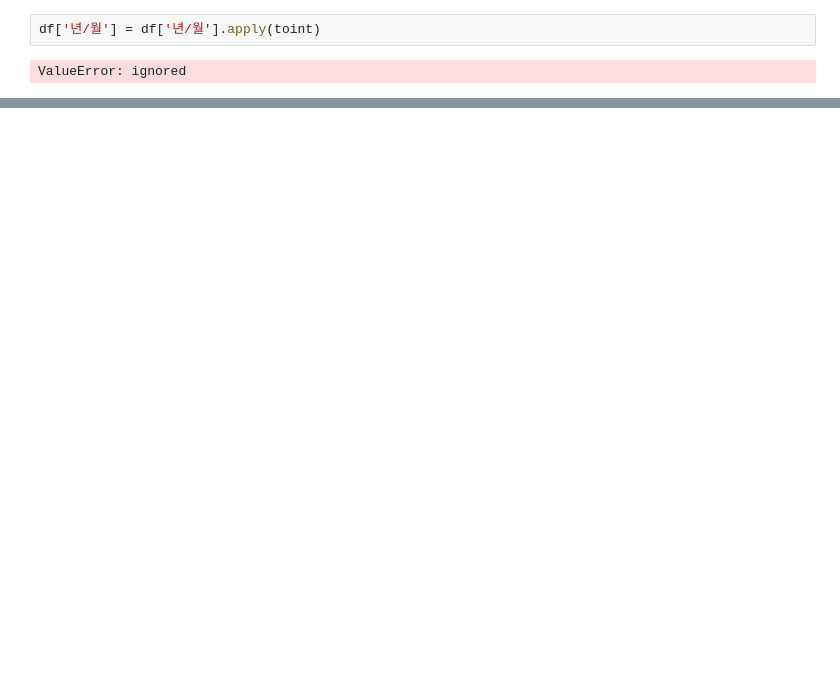
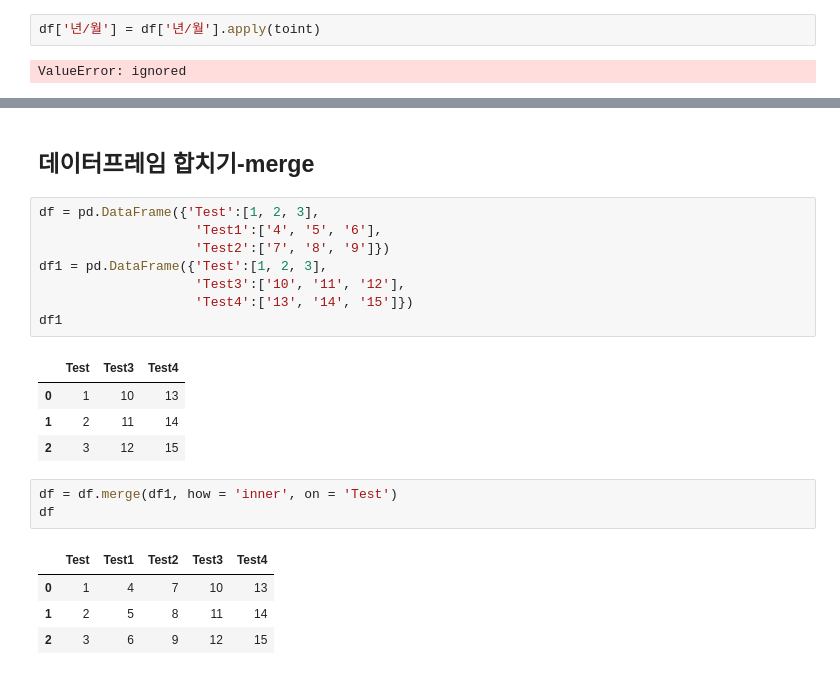
Before and after one commit to swon95/Blog_detail, a Jupyter notebook: Data_Preprocessing_&_EDA.ipynb, the cells around one changed output, grey strips where cells are left out. Cells and saved outputs as stored; diff of their text form; blank space fills up the shorter version.

```diff
--- a/Data_Preprocessing_&_EDA.ipynb
+++ b/Data_Preprocessing_&_EDA.ipynb
@@ -274,0 +385,23 @@ ValueError: ignored
+# %% [markdown]
+## 데이터프레임 합치기-merge
+# %%
+df = pd.DataFrame({'Test':[1, 2, 3],
+                    'Test1':['4', '5', '6'],
+                    'Test2':['7', '8', '9']})
+df1 = pd.DataFrame({'Test':[1, 2, 3],
+                    'Test3':['10', '11', '12'],
+                    'Test4':['13', '14', '15']})
+df1
+# %% [output]
+|  | Test | Test3 | Test4 |
+| 0 | 1 | 10 | 13 |
+| 1 | 2 | 11 | 14 |
+| 2 | 3 | 12 | 15 |
+# %%
+df = df.merge(df1, how = 'inner', on = 'Test')
+df
+# %% [output]
+|  | Test | Test1 | Test2 | Test3 | Test4 |
+| 0 | 1 | 4 | 7 | 10 | 13 |
+| 1 | 2 | 5 | 8 | 11 | 14 |
+| 2 | 3 | 6 | 9 | 12 | 15 |
```
Also changed, not shown: parts of 24 cells of this notebook.
